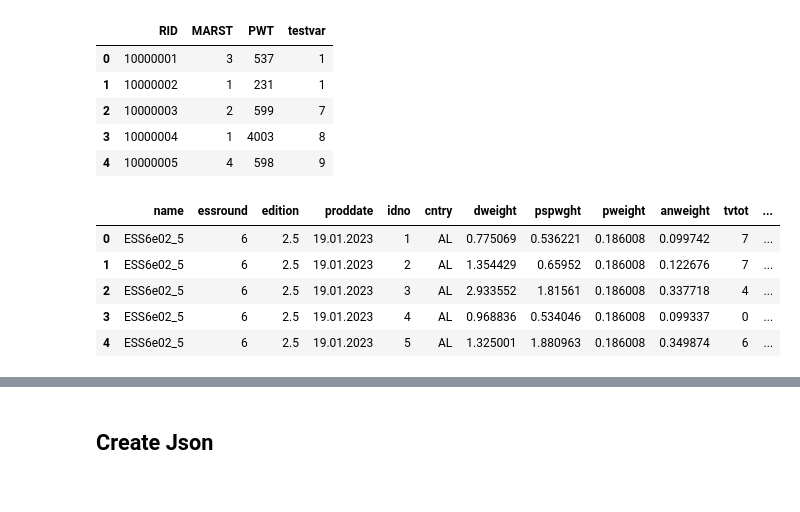
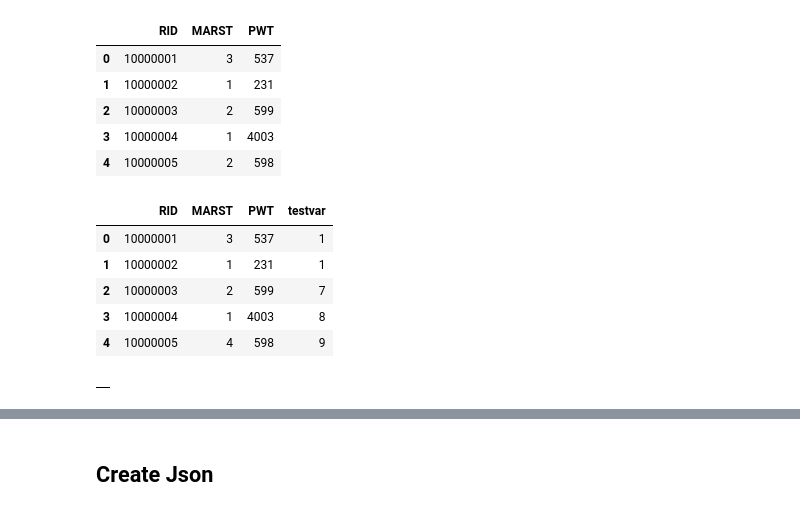
Before and after one commit to benjaminbeuster/DDI-CDI-Converter, a Jupyter notebook: DDICDI_converter.ipynb, the cells around one changed output, grey strips where cells are left out. Saved outputs shown, nothing was run; the diff lists cells and outputs as text; code cells hidden in the pictures.

```diff
--- a/DDICDI_converter.ipynb
+++ b/DDICDI_converter.ipynb
@@ -13,25 +13,46 @@ pd.set_option('display.max_rows', 2500)
 pd.set_option('display.max_columns', None)
 pd.options.mode.chained_assignment = None
 # %%
-spssfile = f"files/SPSS_Example2.sav"
+spssfile = f"files/SPSS_Example.sav"
 df, df_meta = read_sav(spssfile)
 df.head()
 # %% [output]
-|  | RID | MARST | PWT | testvar |
-| 0 | 10000001 | 3 | 537 | 1 |
-| 1 | 10000002 | 1 | 231 | 1 |
-| 2 | 10000003 | 2 | 599 | 7 |
-| 3 | 10000004 | 1 | 4003 | 8 |
-| 4 | 10000005 | 4 | 598 | 9 |
+|  | RID | MARST | PWT |
+| 0 | 10000001 | 3 | 537 |
+| 1 | 10000002 | 1 | 231 |
+| 2 | 10000003 | 2 | 599 |
+| 3 | 10000004 | 1 | 4003 |
+| 4 | 10000005 | 2 | 598 |
 # %%
-spssfile2 = f"files/ESS-Data-Wizard-subset-2023-10-21.dta"
+spssfile2 = f"files/SPSS_Example2.dta"
 df2, df2_meta = read_sav(spssfile2)
 df2.head()
 # %% [output]
-|  | name | essround | edition | proddate | idno | cntry | dweight | pspwght | pweight | anweight | tvtot | ... |
-| 0 | ESS6e02_5 | 6 | 2.5 | 19.01.2023 | 1 | AL | 0.775069 | 0.536221 | 0.186008 | 0.099742 | 7 | ... |
-| 1 | ESS6e02_5 | 6 | 2.5 | 19.01.2023 | 2 | AL | 1.354429 | 0.65952 | 0.186008 | 0.122676 | 7 | ... |
-| 2 | ESS6e02_5 | 6 | 2.5 | 19.01.2023 | 3 | AL | 2.933552 | 1.81561 | 0.186008 | 0.337718 | 4 | ... |
-| 3 | ESS6e02_5 | 6 | 2.5 | 19.01.2023 | 4 | AL | 0.968836 | 0.534046 | 0.186008 | 0.099337 | 0 | ... |
-| 4 | ESS6e02_5 | 6 | 2.5 | 19.01.2023 | 5 | AL | 1.325001 | 1.880963 | 0.186008 | 0.349874 | 6 | ... |
+|  | RID | MARST | PWT | testvar |
+| 0 | 10000001 | 3 | 537 | 1 |
+| 1 | 10000002 | 1 | 231 | 1 |
+| 2 | 10000003 | 2 | 599 | 7 |
+| 3 | 10000004 | 1 | 4003 | 8 |
+| 4 | 10000005 | 4 | 598 | 9 |
+# %%
+label = df_meta.column_names_to_labels
+values = df_meta.variable_value_labels
+missing = df_meta.missing_ranges
+format = df_meta.original_variable_types
+measure = df_meta.variable_measure
+
+# Convert dictionaries into individual dataframes
+df_label = pd.DataFrame(list(label.items()), columns=['name', 'label'])
+df_format = pd.DataFrame(list(format.items()), columns=['name', 'format'])
+df_measure = pd.DataFrame(list(measure.items()), columns=['name', 'measure'])
+
+# For values and missing, we will handle them differently since they have dictionaries/lists inside
+df_values_list = [{'name': k, 'values': str(v)} for k, v in values.items()]  # Convert values to string
+df_values = pd.DataFrame(df_values_list)
+
+df_missing_list = [{'name': k, 'missing': str(v)} for k, v in missing.items()]  # Convert missing values to string
+df_missing = pd.DataFrame(df_missing_list)
+df_values
+# %% [output]
+|  |
 # %%
```
Also changed, not shown: parts of 7 cells of this notebook, 1 other file.
